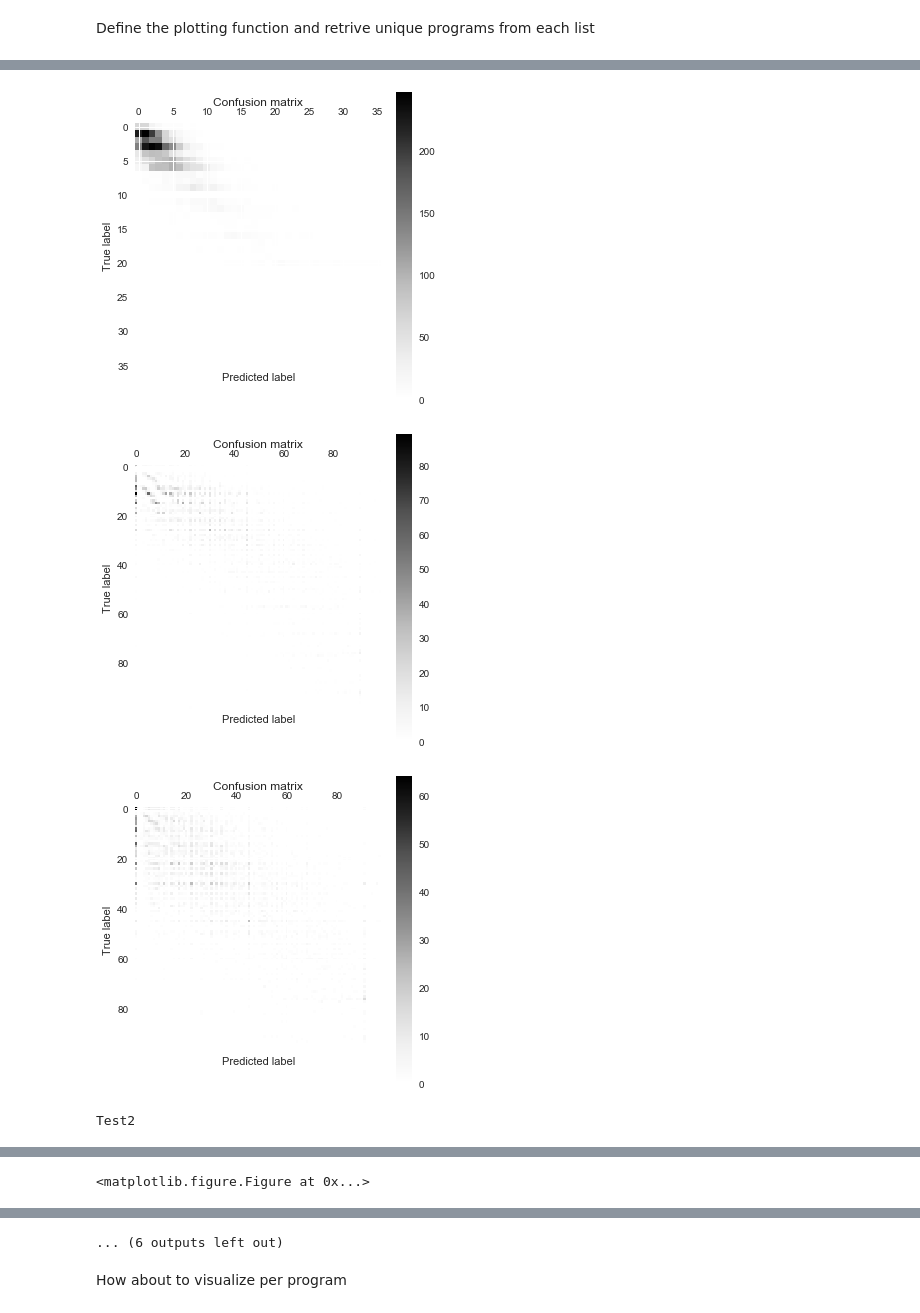
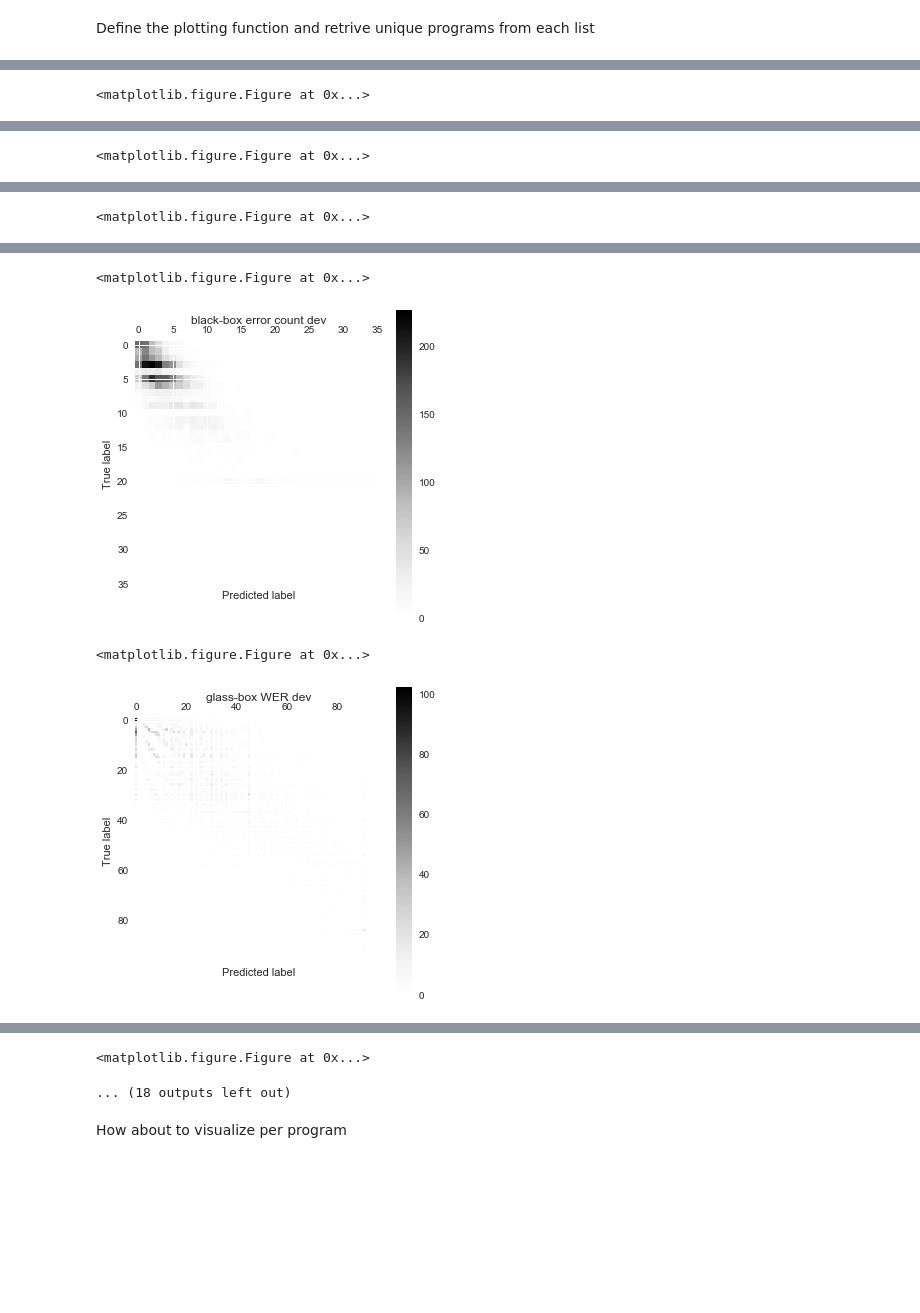
Before and after one commit to qcri/e-wer, a Jupyter notebook: visualize_results.ipynb, the cells around one changed output, grey strips where cells are left out. Saved outputs shown, nothing was run; the diff lists cells and outputs as text; code cells hidden in the pictures; blank space fills up the shorter version.

```diff
--- a/visualize_results.ipynb
+++ b/visualize_results.ipynb
@@ -23,8 +23,8 @@ def load_results (one_two):
     black_file_wc = 'class.out.test'+one_two+'.black.wc'
     ref_file_wc   =  'test'+one_two+'.wc'
 
-    glass_np_wc = np.loadtxt(glass_file_wc,usecols=range(0,1),dtype='float32')+2
-    black_np_wc  = np.loadtxt(black_file_wc,usecols=range(0,1),dtype='float32')+2
+    glass_np_wc = np.loadtxt(glass_file_wc,usecols=range(0,1),dtype='float32')+1
+    black_np_wc  = np.loadtxt(black_file_wc,usecols=range(0,1),dtype='float32')+1
     ref_np_wc   = np.loadtxt(ref_file_wc,usecols=range(0,1),dtype='float32')
 
     #err
@@ -170,34 +193,35 @@ def val_program (program1,count_np):
 print ("Test1")
 glass_np_wc_1, black_np_wc_1, ref_np_wc_1, glass_np_err_1, black_np_err_1, ref_np_err_1, glass_np_wer_1, black_np_wer_1, ref_np_wer_1 = load_results (1)
 
-plot_cm (glass_np_wc_1,ref_np_wc_1)
-plot_cm (glass_np_err_1,ref_np_err_1)
+plot_cm (glass_np_wc_1,ref_np_wc_1,'glass-box word count dev')
+plot_cm (glass_np_err_1,ref_np_err_1,'glass-box error count dev')
 
 
-plot_cm (black_np_wc_1,ref_np_wc_1)
-plot_cm (black_np_err_1,ref_np_err_1)
+plot_cm (black_np_wc_1,ref_np_wc_1,'black-box word count dev')
+plot_cm (black_np_err_1,ref_np_err_1,'black-box error count dev')
 
 
-plot_cm (np.around(glass_np_wer_1),np.around(ref_np_wer_1))
-plot_cm (np.around(black_np_wer_1),np.around(ref_np_wer_1))
+plot_cm (np.around(glass_np_wer_1),np.around(ref_np_wer_1),'glass-box WER dev')
+plot_cm (np.around(black_np_wer_1),np.around(ref_np_wer_1),'black-box WER dev')
 
 print ("Test2")
 glass_np_wc_2, black_np_wc_2, ref_np_wc_2, glass_np_err_2, black_np_err_2, ref_np_err_2, glass_np_wer_2, black_np_wer_2, ref_np_wer_2 = load_results (1)
 
-plot_cm (glass_np_wc_2,ref_np_wc_2)
-plot_cm (glass_np_err_2,ref_np_err_2)
+plot_cm (glass_np_wc_2,ref_np_wc_2,'glass-box word count test')
+plot_cm (glass_np_err_2,ref_np_err_2,'glass-box error count test')
 
 plot_cm_dsk (glass_np_wc_1,ref_np_wc_1,"wc2_glass_cm.pdf")
 plot_cm_dsk (glass_np_err_1,ref_np_err_1,"err2_glass_cm.pdf")
 
 
-plot_cm (black_np_wc_2,ref_np_wc_2)
-plot_cm (black_np_err_2,ref_np_err_2)
+plot_cm (black_np_wc_2,ref_np_wc_2,'black-box word count test')
+plot_cm (black_np_err_2,ref_np_err_2,'black-box err count test')
 
 
-plot_cm (np.around(glass_np_wer_2),np.around(ref_np_wer_2))
-plot_cm (np.around(black_np_wer_2),np.around(ref_np_wer_2))
+plot_cm (np.around(glass_np_wer_2),np.around(ref_np_wer_2),'glass-box WER test')
+plot_cm (np.around(black_np_wer_2),np.around(ref_np_wer_2),'black-box WER test')
 
 plot_cm_dsk (np.around(glass_np_wer_2),np.around(ref_np_wer_2),"wer2_glass_cm.pdf")
 # %% [output]
 Test1
+<matplotlib.figure.Figure at 0x...>
@@ -204,0 +229 @@ Test1
+<matplotlib.figure.Figure at 0x...>
@@ -205,0 +231 @@ Test1
+<matplotlib.figure.Figure at 0x...>
@@ -207,4 +233,4 @@ Test1
+<matplotlib.figure.Figure at 0x...>
-[figure, old version]
+[figure, new version]
+<matplotlib.figure.Figure at 0x...>
-[figure, old version]
+[figure, new version]
-[figure, removed]
-Test2
@@ -213 +236,0 @@ Test2
-<matplotlib.figure.Figure at 0x...>
@@ -215,4 +237,5 @@ Test2
-... (6 outputs left out)
+<matplotlib.figure.Figure at 0x...>
+... (18 outputs left out)
 # %% [markdown]
 How about to visualize per program
 # %%
```
Also changed, not shown: parts of 4 cells of this notebook, 1 other file.
